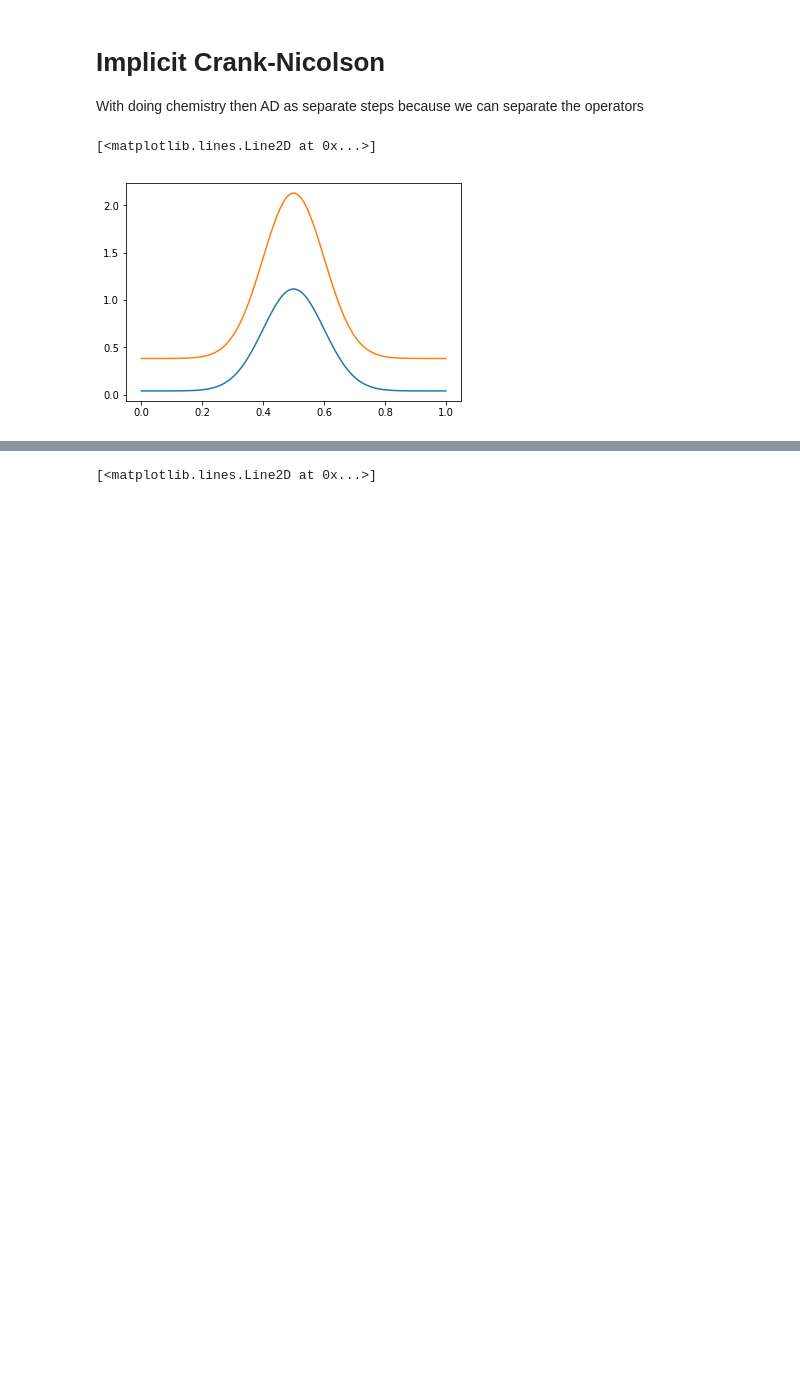
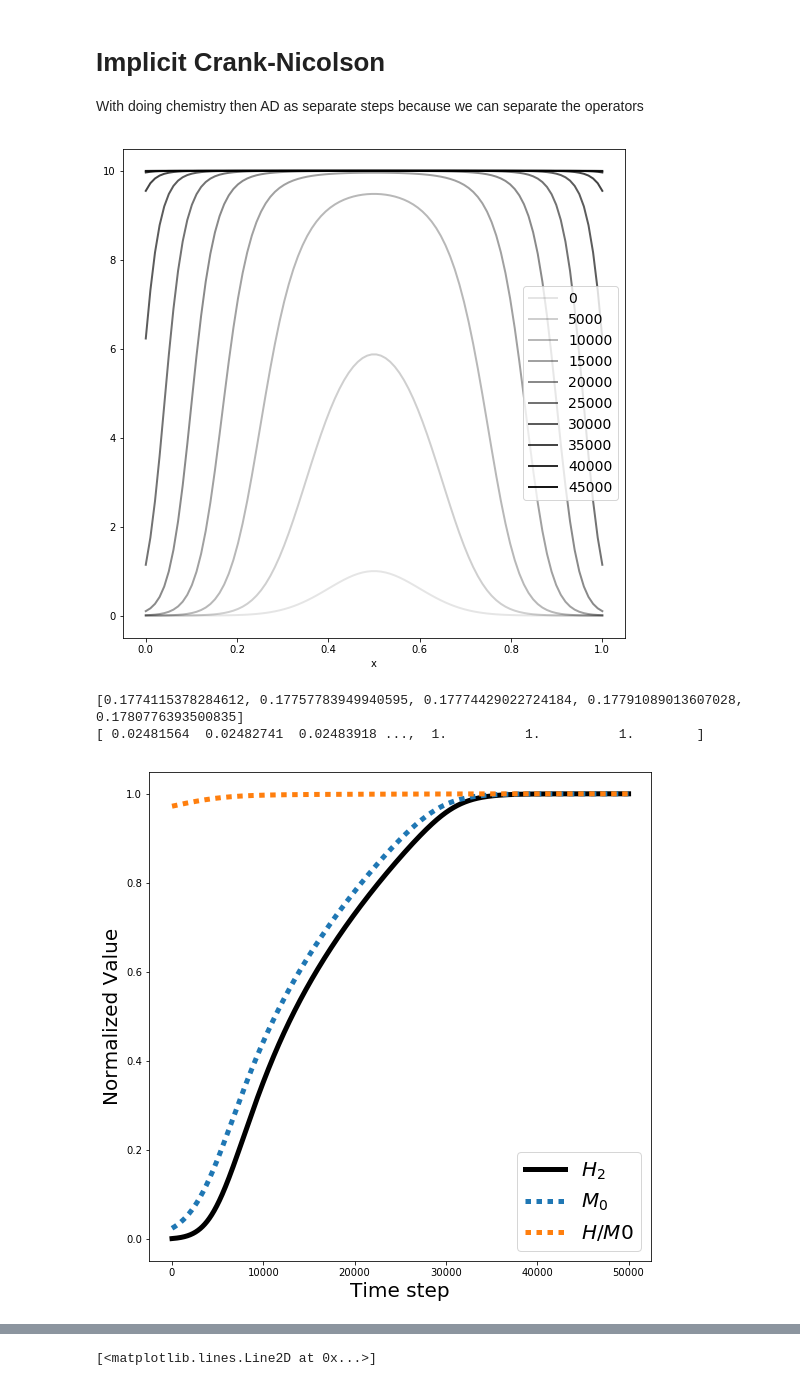
Before and after one commit to ianhi/AC274, a Jupyter notebook: HW/HW_2/HW 2.ipynb, the cells around one changed output, grey strips where cells are left out. Drawn from its saved outputs; the diff is of its cells as text; code cells hidden in the pictures; blank space fills up the shorter version.

```diff
--- a/HW/HW_2/HW 2.ipynb
+++ b/HW/HW_2/HW 2.ipynb
@@ -138,7 +138,7 @@ def unit_H(f, dx, M0):
     tot = 0
     for i in f.flatten():
         tot += i*i**dx/M0
-
+    return tot
 def diag(x,f):
     dx = x[1]-x[0]
     list_H = []
@@ -156,7 +156,7 @@ def diag(x,f):
     plt.plot(list(range(len(f)-1)),norm(list_H),'k',lw=5 , label = r"$H_2$")
     plt.plot(list(range(len(f)-1)),norm(list_M0),':',lw=5 , label = r"$M_0$")
 #     plt.plot(list(range(len(f)-1)),norm(list_M0),':',lw=5 , label = r"$M_0$")
-    plt.plot(list(range(len(f)-1)),norm(list_unit_H),':',lw=5 , label = r"$M_0$")
+    plt.plot(list(range(len(f)-1)),norm(list_unit_H),':',lw=5 , label = r"$H/M0$")
 
 #     plt.plot(list(range(len(f)-2)),norm(M0_prime),label = 'M0_prime')
 #     plt.plot(list(range(len(f)-1)),norm(list_M1),'--',lw=5 , label = r"$M_1$")
@@ -417,15 +421,20 @@ With doing chemistry then AD as separate steps because we can separate the opera
 # %%
 #start with just chemistry
 h = dt
-logis_a  = 1
-logis_b = .01
+logis_a  = 10
+logis_b = 1
+Nsteps = 50000
+x,f = init(Nsteps = Nsteps, NX = 100, sizeX=1)
+
 def chem(f):
     return logis_a*f-logis_b*f*f
-for it in range(Nsteps-1):
-    f[it+1] = f[it] + chem(f[it])*h
-    f[it+1] = f[it] + chem(f[it])*h/2+chem(f[it]+1)*h/2
-plt.plot(x,f[600])
-plt.plot(x,f[4500])
+for it in range(Nsteps-2):
+    intermediate = f[it] + chem(f[it])*h
+    f[it+1] = f[it] + chem(f[it])*h/2+chem(intermediate)*h/2
+plot_10_percent(x,f)
+diag(x,f)
 # %% [output]
+[figure, new version]
-[<matplotlib.lines.Line2D at 0x...>]
+[0.1774115378284612, 0.17757783949940595, 0.17774429022724184, 0.17791089013607028, 0.1780776393500835]
+[ 0.02481564  0.02482741  0.02483918 ...,  1.          1.          1.        ]
-[figure, old version]
+[figure, added]
```
Also changed, not shown: parts of 6 cells of this notebook, 3 other files.
